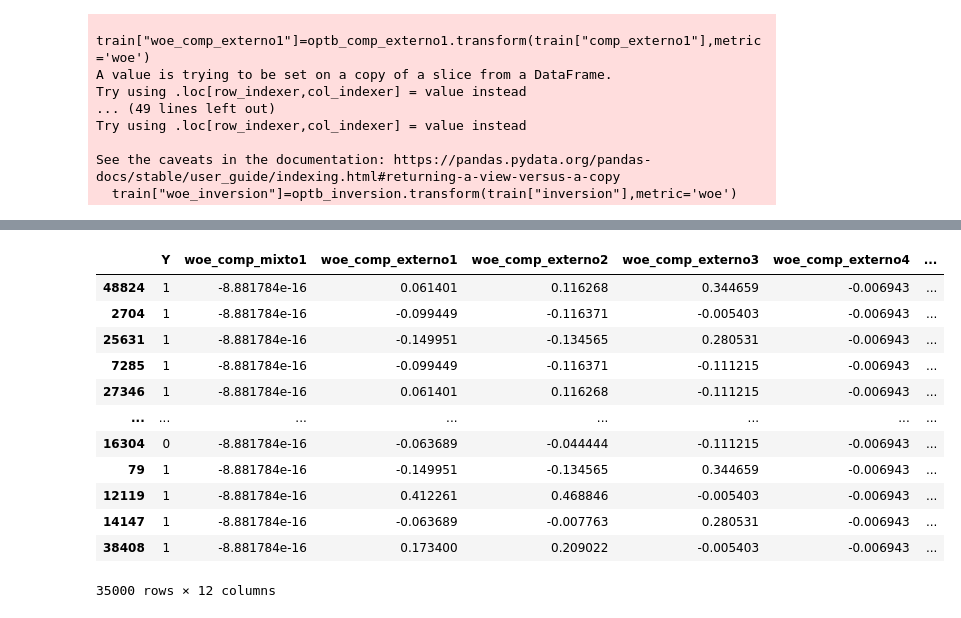
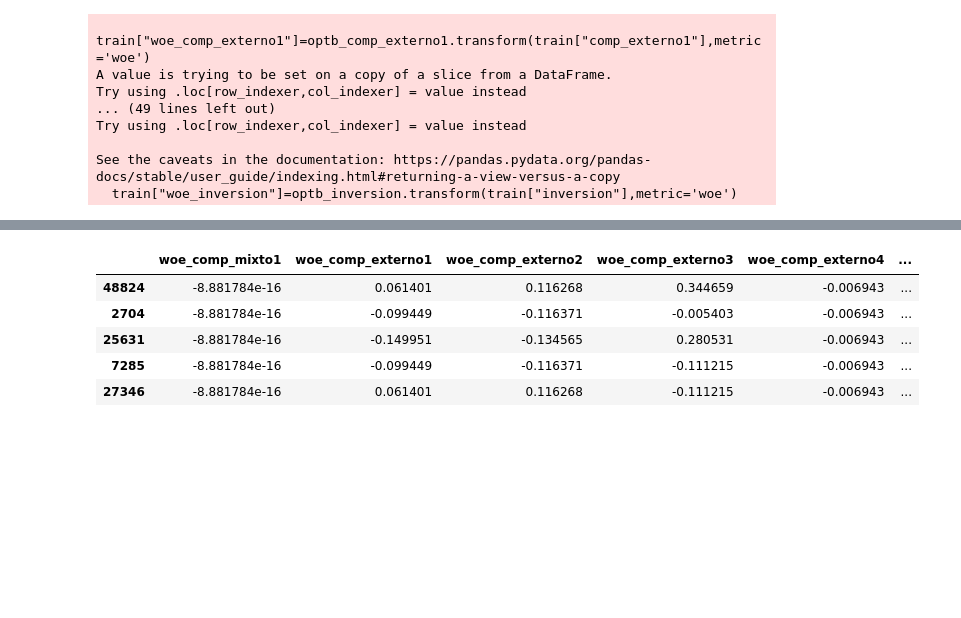
Before and after one commit to Victorinolavida/Seminario-estadista, a Jupyter notebook: tarea2/ejercicio 1.ipynb, the cells around one changed output, grey strips where cells are left out. Cells and saved outputs as stored; diff of their text form; code cells hidden in the pictures; blank space fills up the shorter version.

```diff
--- a/tarea2/ejercicio 1.ipynb
+++ b/tarea2/ejercicio 1.ipynb
@@ -10,5 +14,5 @@ from optbinning import OptimalBinning
 # %%
-ruta="/home/sloker/Documents/python/seminario/Tarea 1/tarea2/"
+ruta="/Users/Naye/Documents/python/Seminario-estadista/tarea2/"
 base="tabla.xlsx"
 df = pd.read_excel(ruta+base, sheet_name=0)
 # %%
@@ -309,22 +315,15 @@ plt.show()
 # %%
 #['Y',"woe_comp_mixto1","woe_comp_externo1","woe_comp_externo2","woe_comp_externo3","woe_fecha_inicio","woe_categoria2","woe_categoria3"]
-# %%
-train=train[['Y',"woe_comp_mixto1","woe_comp_externo1","woe_comp_externo2","woe_comp_externo3","woe_fecha_inicio","woe_categoria2","woe_categoria3"]]
 # %%
-X_woe_train=train.iloc[:,16:].iloc[:,:-1]
+X_woe_train=train.iloc[:,17:28]
+y_train=train.iloc[:,16]
+#X_woe_train.head()
 
-X_woe_train
+X_woe_train.head()
 # %% [output]
-|  | Y | woe_comp_mixto1 | woe_comp_externo1 | woe_comp_externo2 | woe_comp_externo3 | woe_comp_externo4 | ... |
-| 48824 | 1 | -8.881784e-16 | 0.061401 | 0.116268 | 0.344659 | -0.006943 | ... |
-| 2704 | 1 | -8.881784e-16 | -0.099449 | -0.116371 | -0.005403 | -0.006943 | ... |
-| 25631 | 1 | -8.881784e-16 | -0.149951 | -0.134565 | 0.280531 | -0.006943 | ... |
-| 7285 | 1 | -8.881784e-16 | -0.099449 | -0.116371 | -0.111215 | -0.006943 | ... |
-| 27346 | 1 | -8.881784e-16 | 0.061401 | 0.116268 | -0.111215 | -0.006943 | ... |
-| ... | ... | ... | ... | ... | ... | ... | ... |
-| 16304 | 0 | -8.881784e-16 | -0.063689 | -0.044444 | -0.111215 | -0.006943 | ... |
-| 79 | 1 | -8.881784e-16 | -0.149951 | -0.134565 | 0.344659 | -0.006943 | ... |
-| 12119 | 1 | -8.881784e-16 | 0.412261 | 0.468846 | -0.005403 | -0.006943 | ... |
-| 14147 | 1 | -8.881784e-16 | -0.063689 | -0.007763 | 0.280531 | -0.006943 | ... |
-| 38408 | 1 | -8.881784e-16 | 0.173400 | 0.209022 | -0.005403 | -0.006943 | ... |
+|  | woe_comp_mixto1 | woe_comp_externo1 | woe_comp_externo2 | woe_comp_externo3 | woe_comp_externo4 | ... |
+| 48824 | -8.881784e-16 | 0.061401 | 0.116268 | 0.344659 | -0.006943 | ... |
+| 2704 | -8.881784e-16 | -0.099449 | -0.116371 | -0.005403 | -0.006943 | ... |
+| 25631 | -8.881784e-16 | -0.149951 | -0.134565 | 0.280531 | -0.006943 | ... |
+| 7285 | -8.881784e-16 | -0.099449 | -0.116371 | -0.111215 | -0.006943 | ... |
+| 27346 | -8.881784e-16 | 0.061401 | 0.116268 | -0.111215 | -0.006943 | ... |
-35000 rows × 12 columns
```
Also changed, not shown: parts of 22 cells of this notebook.
